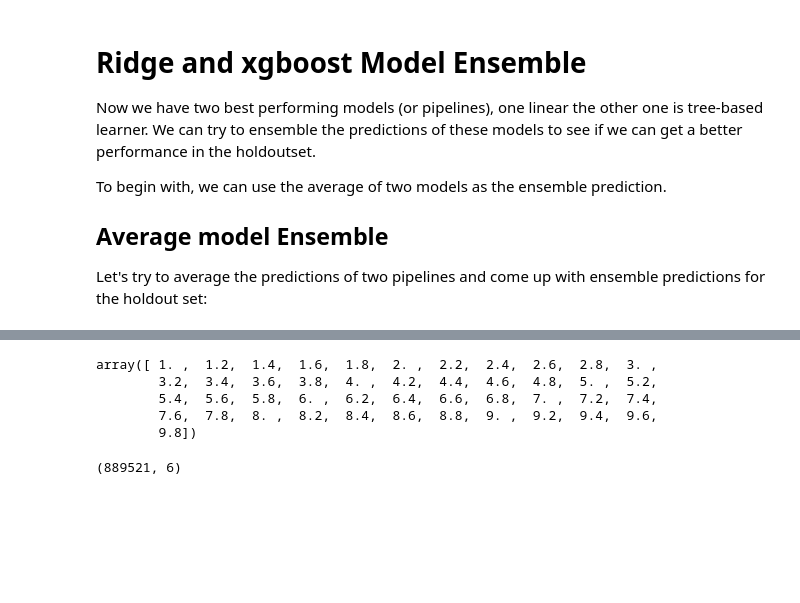
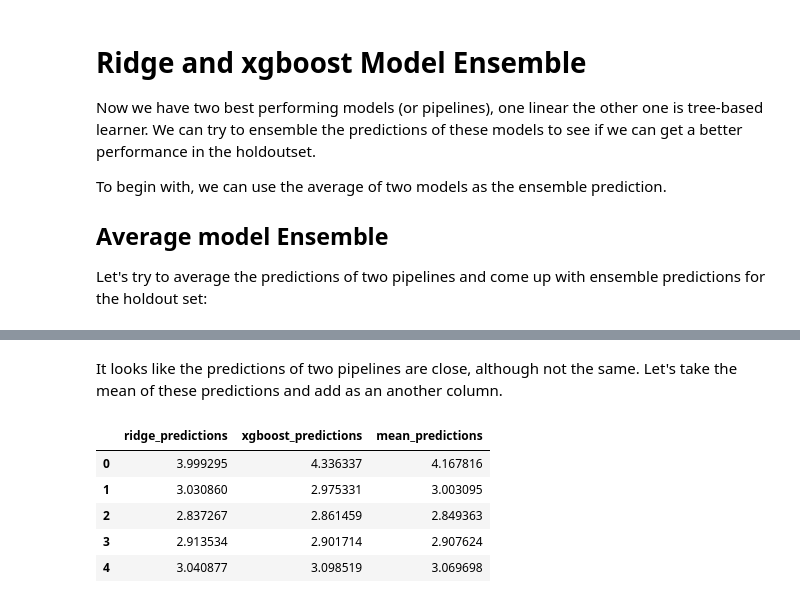
Before and after one commit to ayguno/Kaggle-Mercari-Price-Suggestion-Challenge, a Jupyter notebook: Kaggle Mercari Price Suggestion Challenge IPython Kernel.ipynb, the cells around one changed output, grey strips where cells are left out. Drawn from its saved outputs; the diff is of its cells as text; code cells hidden in the pictures; blank space fills up the shorter version.

```diff
--- a/Kaggle Mercari Price Suggestion Challenge IPython Kernel.ipynb
+++ b/Kaggle Mercari Price Suggestion Challenge IPython Kernel.ipynb
@@ -2315,12 +2342,12 @@ array([ 1. ,  1.2,  1.4,  1.6,  1.8,  2. ,  2.2,  2.4,  2.6,  2.8,  3. ,
-# %%
-np.arange(1,10,0.2)
-# %% [output]
-array([ 1. ,  1.2,  1.4,  1.6,  1.8,  2. ,  2.2,  2.4,  2.6,  2.8,  3. ,
-        3.2,  3.4,  3.6,  3.8,  4. ,  4.2,  4.4,  4.6,  4.8,  5. ,  5.2,
-        5.4,  5.6,  5.8,  6. ,  6.2,  6.4,  6.6,  6.8,  7. ,  7.2,  7.4,
-        7.6,  7.8,  8. ,  8.2,  8.4,  8.6,  8.8,  9. ,  9.2,  9.4,  9.6,
-        9.8])
-# %%
-X_train.shape
-# %% [output]
-(889521, 6)
+# %% [markdown]
+It looks like the predictions of two pipelines are close, although not the same. Let's take the mean of these predictions and add as an another column.
+# %%
+preds["mean_predictions"] = preds.apply(np.mean,axis=1)
+preds.head()
+# %% [output]
+|  | ridge_predictions | xgboost_predictions | mean_predictions |
+| 0 | 3.999295 | 4.336337 | 4.167816 |
+| 1 | 3.030860 | 2.975331 | 3.003095 |
+| 2 | 2.837267 | 2.861459 | 2.849363 |
+| 3 | 2.913534 | 2.901714 | 2.907624 |
+| 4 | 3.040877 | 3.098519 | 3.069698 |
```
Also changed, not shown: parts of 14 cells of this notebook, 1 other file.
